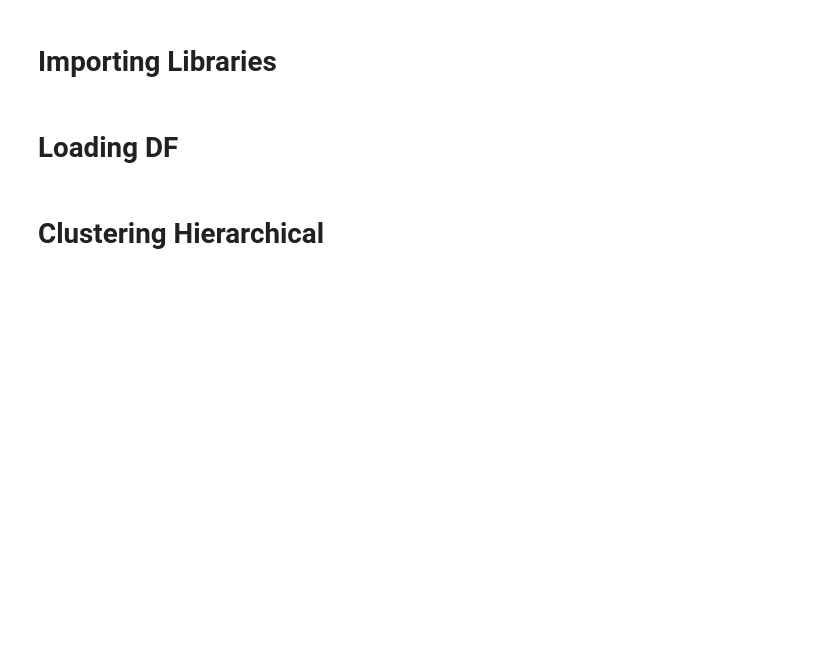
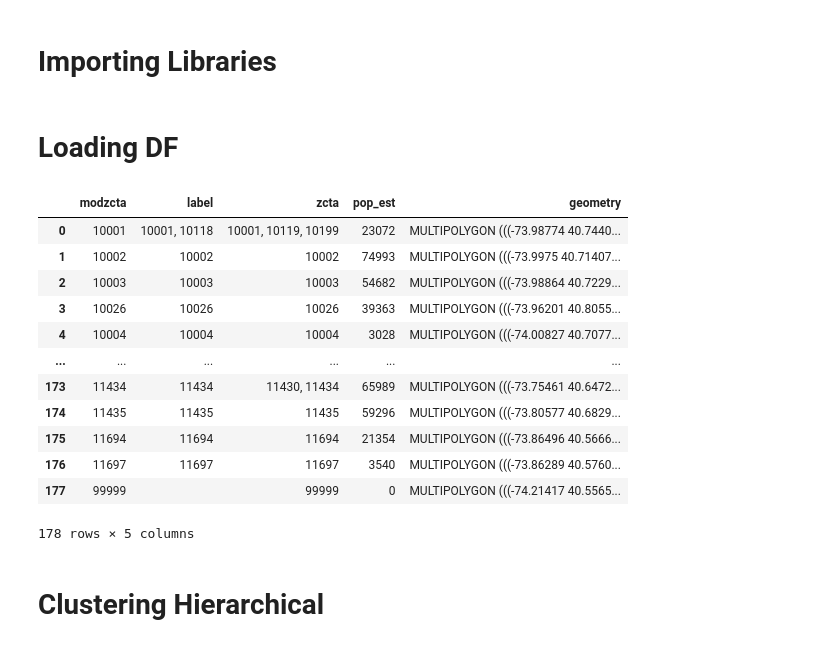
Before and after one commit to OrangeBoop/311-Cluster-Project, a Jupyter notebook: Clustering_Zip/Clustering_zip_Hierarchical.ipynb, the cells around one changed output. Drawn from its saved outputs; the diff is of its cells as text; code cells hidden in the pictures; blank space fills up the shorter version.

```diff
--- a/Clustering_Zip/Clustering_zip_Hierarchical.ipynb
+++ b/Clustering_Zip/Clustering_zip_Hierarchical.ipynb
@@ -21,6 +21,22 @@ import geopandas as gpd
 pre_norm_df_final = pd.read_csv('..\\Data\\display_rdy_ZIP_4.csv', low_memory=False)
 norm_df = pd.read_csv('..\\Data\\norm_ZIP_5.csv', low_memory=False)
 nyc_map = gpd.read_file("..\\Data\\Modified Zip Code Tabulation Areas (MODZCTA).geojson")
+# %%
+nyc_map
+# %% [output]
+|  | modzcta | label | zcta | pop_est | geometry |
+| 0 | 10001 | 10001, 10118 | 10001, 10119, 10199 | 23072 | MULTIPOLYGON (((-73.98774 40.7440... |
+| 1 | 10002 | 10002 | 10002 | 74993 | MULTIPOLYGON (((-73.9975 40.71407... |
+| 2 | 10003 | 10003 | 10003 | 54682 | MULTIPOLYGON (((-73.98864 40.7229... |
+| 3 | 10026 | 10026 | 10026 | 39363 | MULTIPOLYGON (((-73.96201 40.8055... |
+| 4 | 10004 | 10004 | 10004 | 3028 | MULTIPOLYGON (((-74.00827 40.7077... |
+| ... | ... | ... | ... | ... | ... |
+| 173 | 11434 | 11434 | 11430, 11434 | 65989 | MULTIPOLYGON (((-73.75461 40.6472... |
+| 174 | 11435 | 11435 | 11435 | 59296 | MULTIPOLYGON (((-73.80577 40.6829... |
+| 175 | 11694 | 11694 | 11694 | 21354 | MULTIPOLYGON (((-73.86496 40.5666... |
+| 176 | 11697 | 11697 | 11697 | 3540 | MULTIPOLYGON (((-73.86289 40.5760... |
+| 177 | 99999 |  | 99999 | 0 | MULTIPOLYGON (((-74.21417 40.5565... |
+178 rows × 5 columns
 # %% [markdown]
 # Clustering Hierarchical
 # %%
```
Also changed, not shown: 9 other files.
